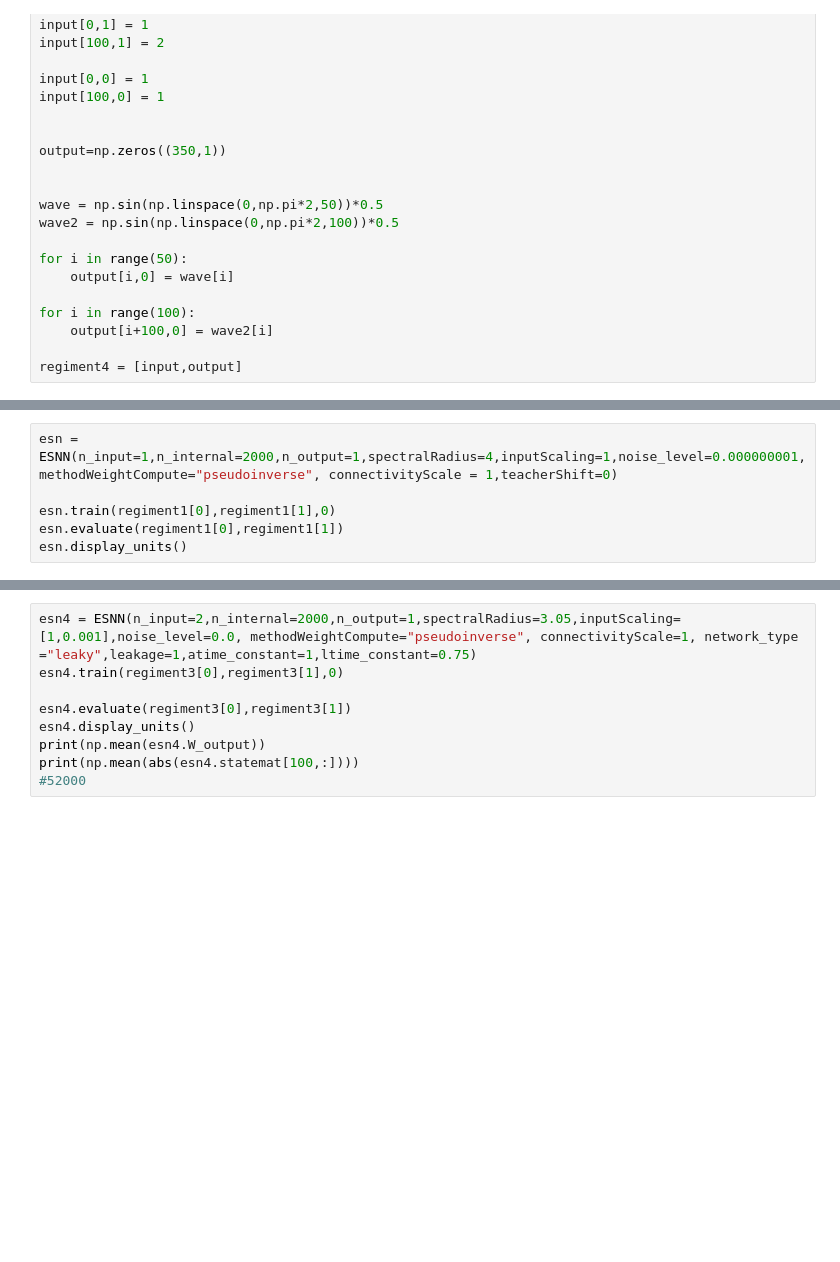
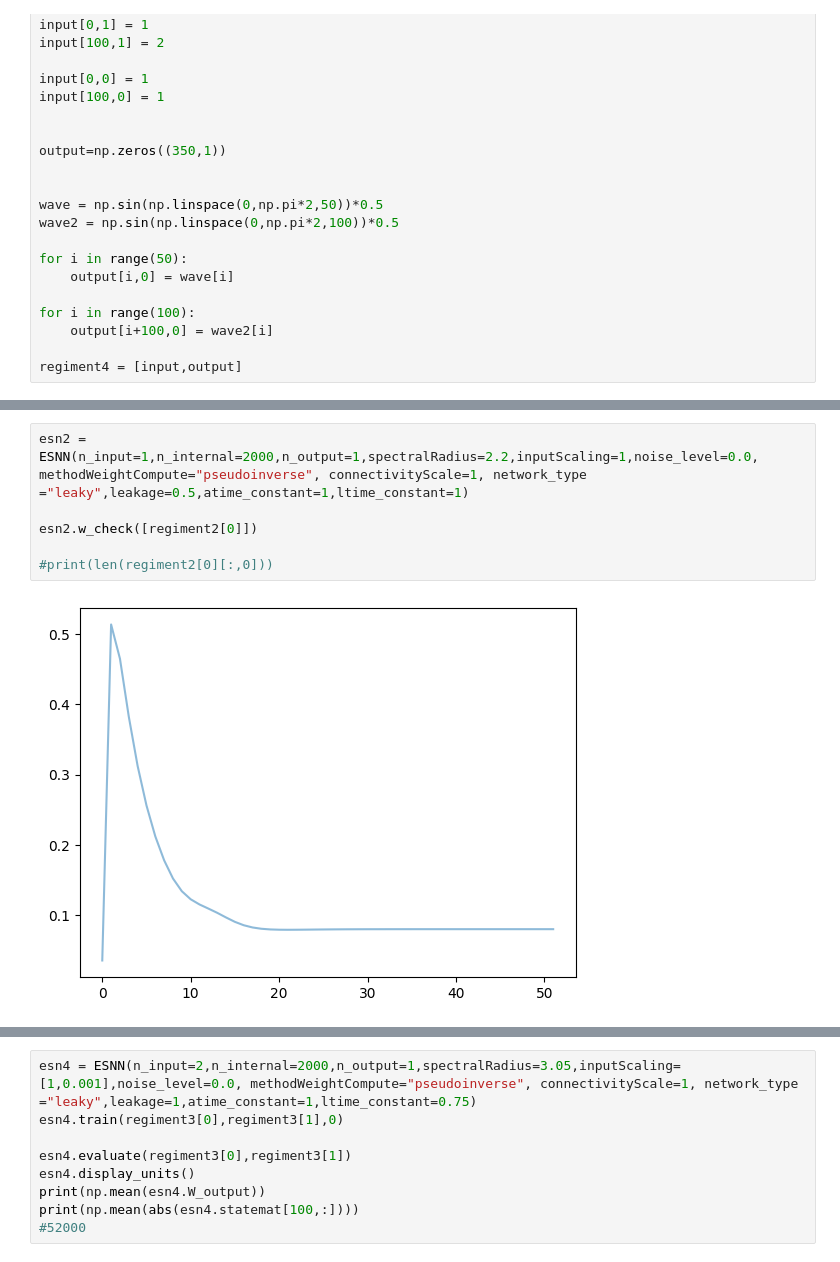
Before and after one commit to joncannon/Thesis, a Jupyter notebook: jaeger_rewrite.ipynb, the cells around one changed output, grey strips where cells are left out. Drawn from its saved outputs; the diff is of its cells as text; blank space fills up the shorter version.

```diff
--- a/jaeger_rewrite.ipynb
+++ b/jaeger_rewrite.ipynb
@@ -510,9 +545,11 @@ class ESNN:
             self.statemat = stateCollectMat
         return stateCollectMat, outputCollectMat, inputSequence
 # %%
-esn = ESNN(n_input=1,n_internal=2000,n_output=1,spectralRadius=4,inputScaling=1,noise_level=0.000000001, methodWeightCompute="pseudoinverse", connectivityScale = 1,teacherShift=0)
+esn2 = ESNN(n_input=1,n_internal=2000,n_output=1,spectralRadius=2.2,inputScaling=1,noise_level=0.0, methodWeightCompute="pseudoinverse", connectivityScale=1, network_type ="leaky",leakage=0.5,atime_constant=1,ltime_constant=1)
 
-esn.train(regiment1[0],regiment1[1],0)
-esn.evaluate(regiment1[0],regiment1[1])
-esn.display_units()
+esn2.w_check([regiment2[0]])
+
+#print(len(regiment2[0][:,0]))
+# %% [output]
+[figure, added]
 # %%
```
Also changed, not shown: parts of 7 cells of this notebook.
